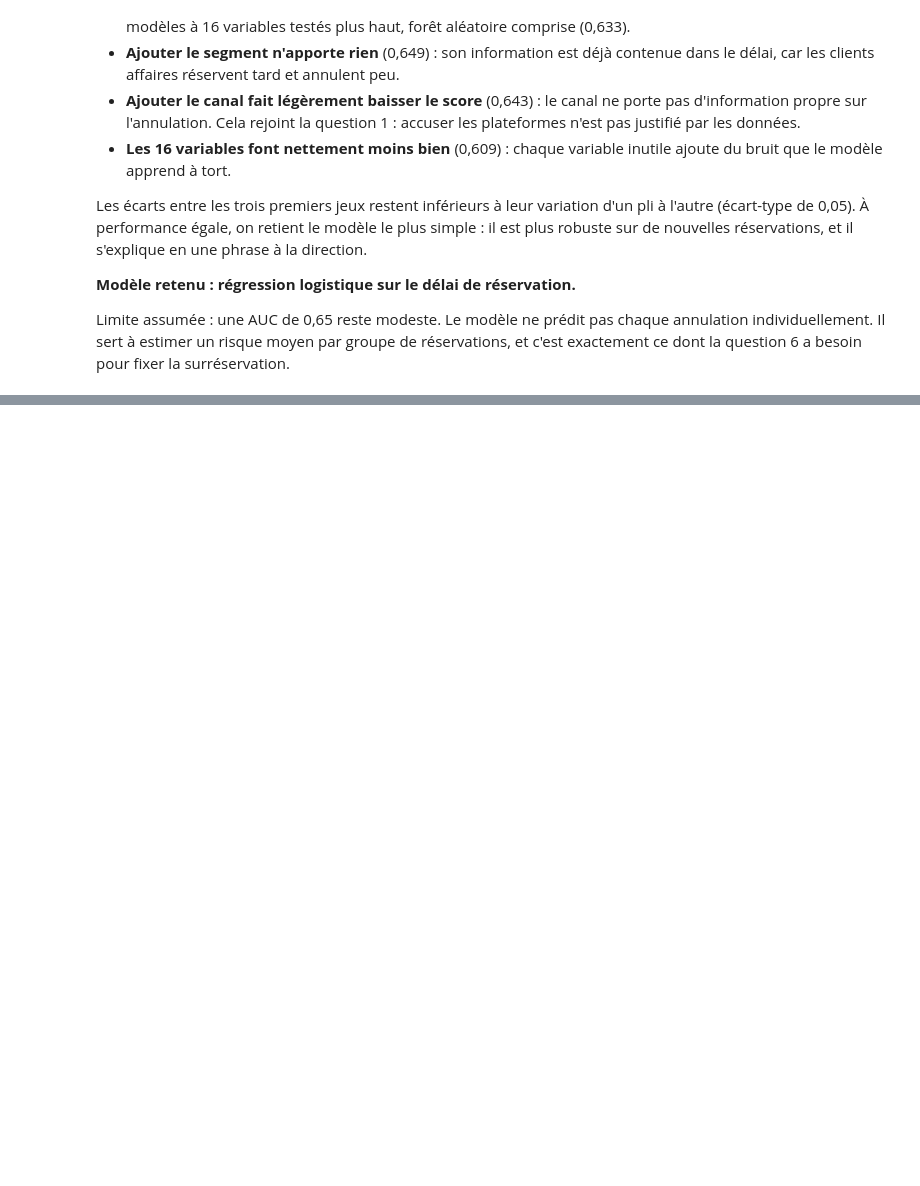
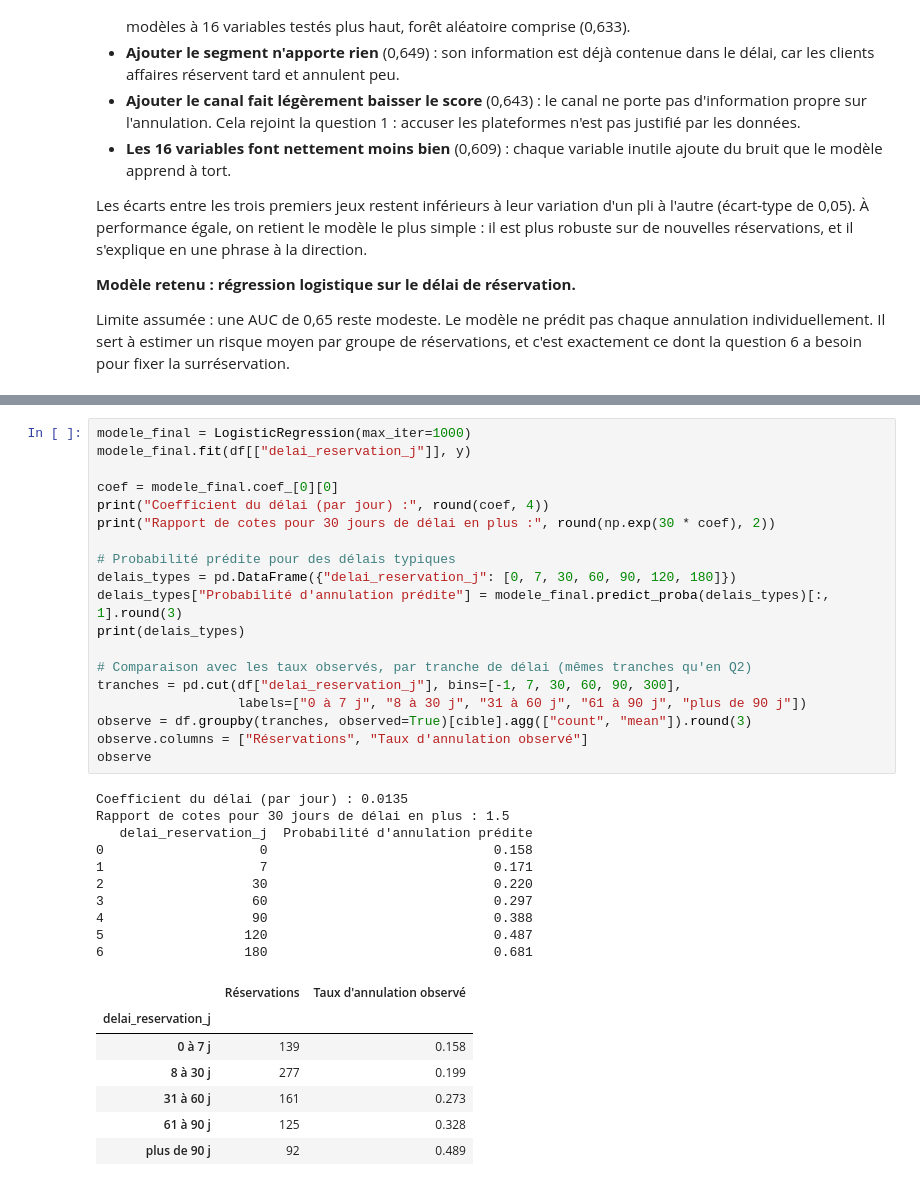
Before and after one commit to Wens10/PROJET-DATAMINING, a Jupyter notebook: notebooks/Q5.ipynb, the cells around one changed output, grey strips where cells are left out. Saved outputs shown, nothing was run; the diff lists cells and outputs as text; blank space fills up the shorter version.

Commit message:
Q5 : lecture du modèle, rapport de cotes et probabilités par délai

```diff
--- a/notebooks/Q5.ipynb
+++ b/notebooks/Q5.ipynb
@@ -231,0 +238,37 @@ Limite assumée : une AUC de 0,65 reste modeste. Le modèle ne prédit pas chaqu
+# %%
+modele_final = LogisticRegression(max_iter=1000)
+modele_final.fit(df[["delai_reservation_j"]], y)
+
+coef = modele_final.coef_[0][0]
+print("Coefficient du délai (par jour) :", round(coef, 4))
+print("Rapport de cotes pour 30 jours de délai en plus :", round(np.exp(30 * coef), 2))
+
+# Probabilité prédite pour des délais typiques
+delais_types = pd.DataFrame({"delai_reservation_j": [0, 7, 30, 60, 90, 120, 180]})
+delais_types["Probabilité d'annulation prédite"] = modele_final.predict_proba(delais_types)[:, 1].round(3)
+print(delais_types)
+
+# Comparaison avec les taux observés, par tranche de délai (mêmes tranches qu'en Q2)
+tranches = pd.cut(df["delai_reservation_j"], bins=[-1, 7, 30, 60, 90, 300],
+                  labels=["0 à 7 j", "8 à 30 j", "31 à 60 j", "61 à 90 j", "plus de 90 j"])
+observe = df.groupby(tranches, observed=True)[cible].agg(["count", "mean"]).round(3)
+observe.columns = ["Réservations", "Taux d'annulation observé"]
+observe
+# %% [output]
+Coefficient du délai (par jour) : 0.0135
+Rapport de cotes pour 30 jours de délai en plus : 1.5
+   delai_reservation_j  Probabilité d'annulation prédite
+0                    0                             0.158
+1                    7                             0.171
+2                   30                             0.220
+3                   60                             0.297
+4                   90                             0.388
+5                  120                             0.487
+6                  180                             0.681
+|  | Réservations | Taux d'annulation observé |
+| delai_reservation_j |  |  |
+| 0 à 7 j | 139 | 0.158 |
+| 8 à 30 j | 277 | 0.199 |
+| 31 à 60 j | 161 | 0.273 |
+| 61 à 90 j | 125 | 0.328 |
+| plus de 90 j | 92 | 0.489 |
```
Also changed, not shown: parts of 2 cells of this notebook.
